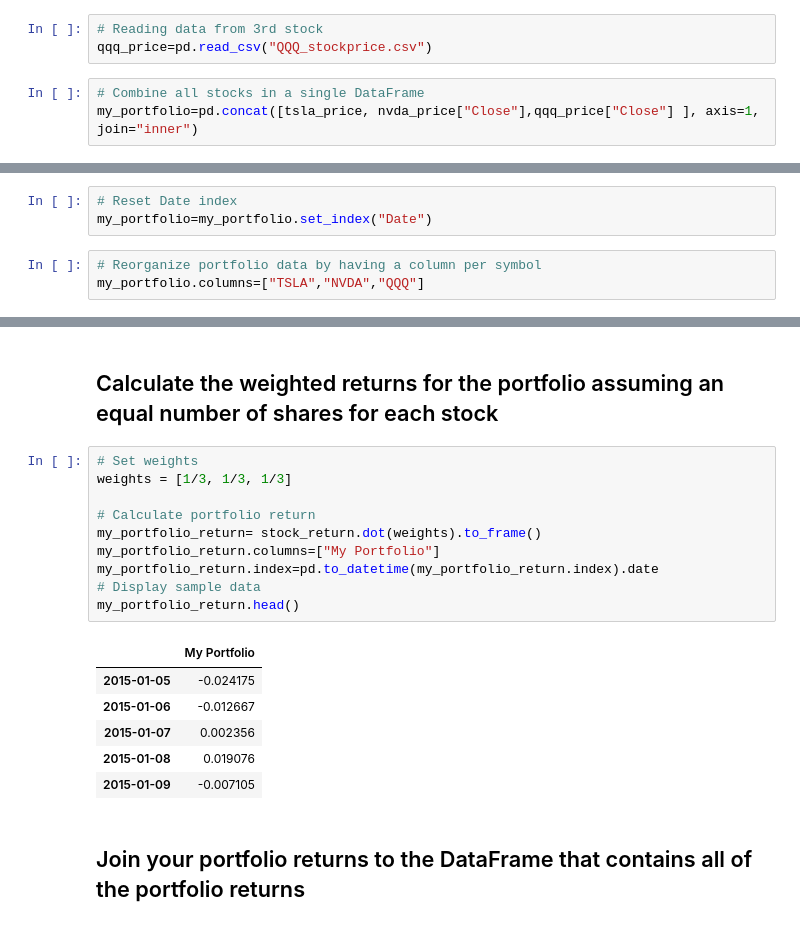
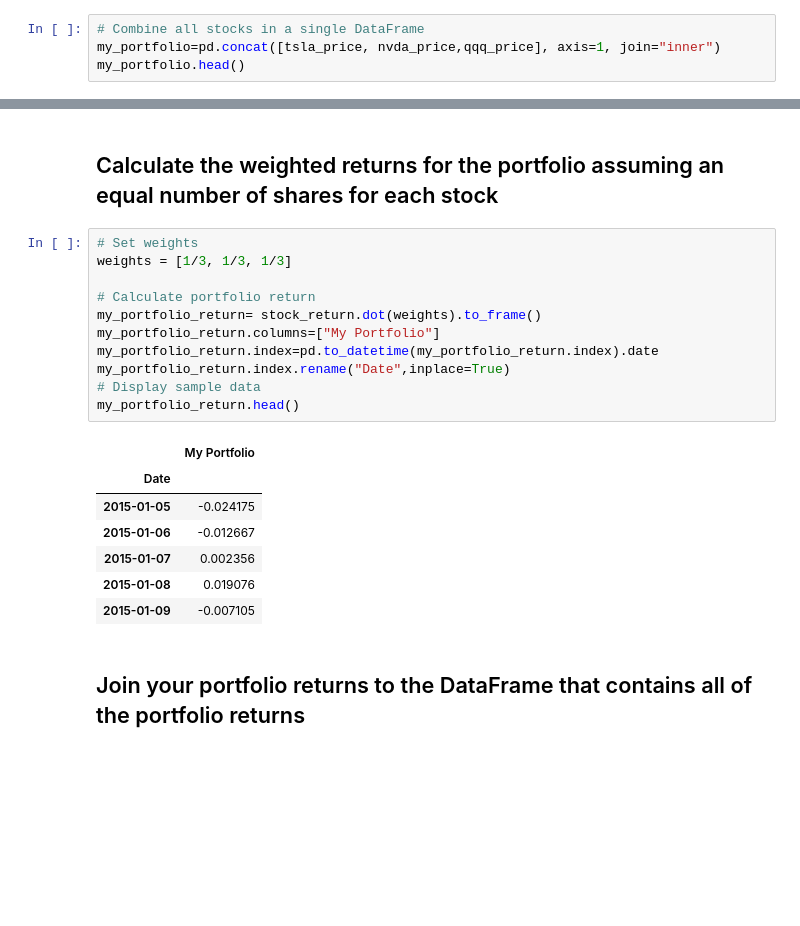
Before and after one commit to Fayee0103/pandas-homework, a Jupyter notebook: whale_analysis.ipynb, the cells around one changed output, grey strips where cells are left out. Cells and saved outputs as stored; diff of their text form; blank space fills up the shorter version.

```diff
--- a/whale_analysis.ipynb
+++ b/whale_analysis.ipynb
@@ -348,6 +386,4 @@ nvda_price.head()
-# %%
-# Reading data from 3rd stock
-qqq_price=pd.read_csv("QQQ_stockprice.csv")
 # %%
 # Combine all stocks in a single DataFrame
-my_portfolio=pd.concat([tsla_price, nvda_price["Close"],qqq_price["Close"] ], axis=1, join="inner")
+my_portfolio=pd.concat([tsla_price, nvda_price,qqq_price], axis=1, join="inner")
+my_portfolio.head()
@@ -363,9 +398,3 @@ my_portfolio.head()
-# %%
-# Reset Date index
-my_portfolio=my_portfolio.set_index("Date")
-# %%
-# Reorganize portfolio data by having a column per symbol
-my_portfolio.columns=["TSLA","NVDA","QQQ"]
 # %%
 # Calculate daily returns
 stock_return=my_portfolio.pct_change()
@@ -386,15 +415,17 @@ stock_return.head()
 # %%
 # Set weights
 weights = [1/3, 1/3, 1/3]
 
 # Calculate portfolio return
 my_portfolio_return= stock_return.dot(weights).to_frame()
 my_portfolio_return.columns=["My Portfolio"]
 my_portfolio_return.index=pd.to_datetime(my_portfolio_return.index).date
+my_portfolio_return.index.rename("Date",inplace=True)
 # Display sample data
 my_portfolio_return.head()
 # %% [output]
 |  | My Portfolio |
+| Date |  |
 | 2015-01-05 | -0.024175 |
 | 2015-01-06 | -0.012667 |
 | 2015-01-07 | 0.002356 |
```
Also changed, not shown: parts of 33 cells of this notebook, 4 other files.
